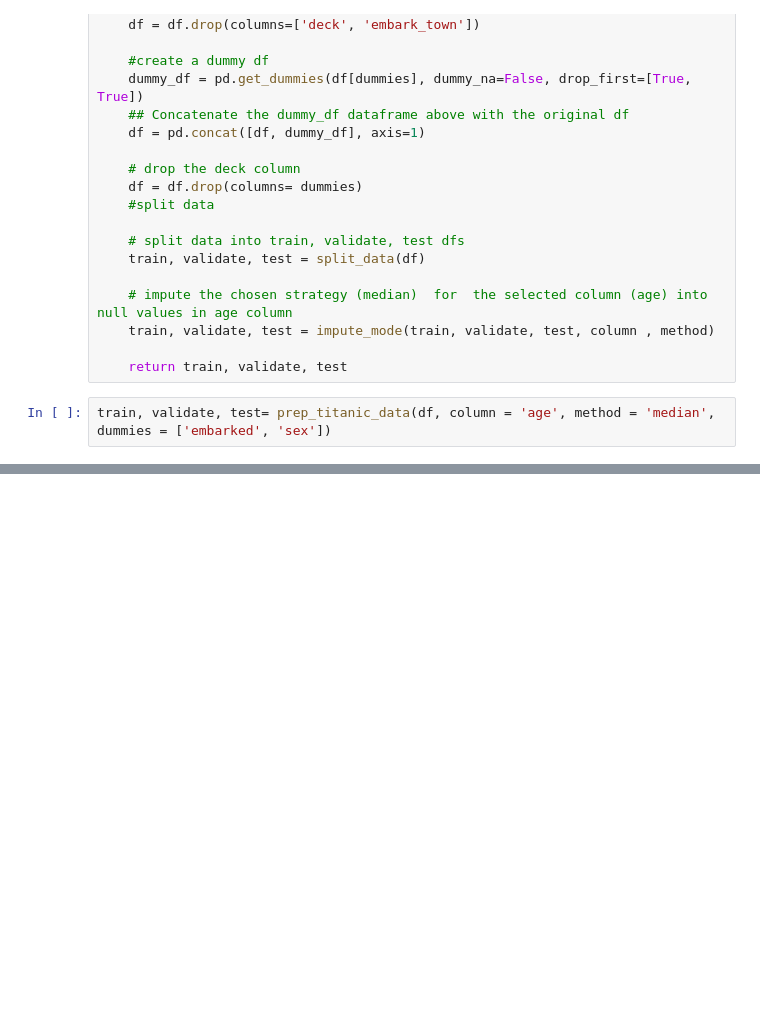
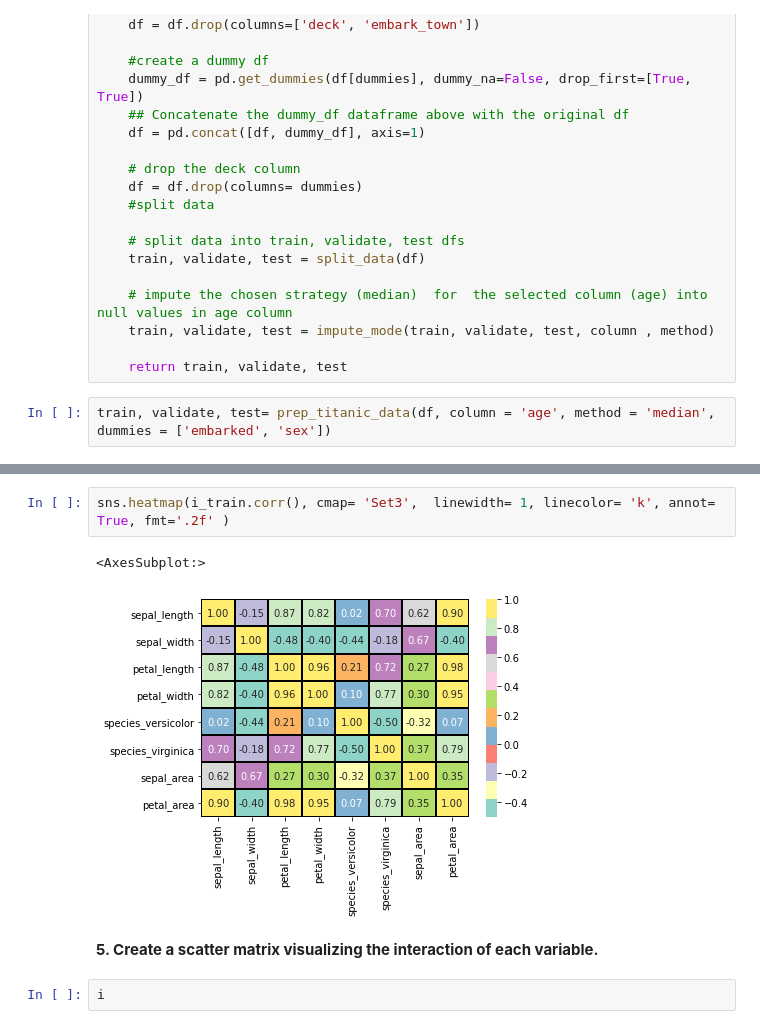
Before and after one commit to cindyvillanuevads/classification-exercises, a Jupyter notebook: classification_exercises.ipynb, the cells around one changed output, grey strips where cells are left out. Saved outputs shown, nothing was run; the diff lists cells and outputs as text; blank space fills up the shorter version.

```diff
--- a/classification_exercises.ipynb
+++ b/classification_exercises.ipynb
@@ -847,0 +1038,9 @@ test -> (179, 13)
+# %%
+sns.heatmap(i_train.corr(), cmap= 'Set3',  linewidth= 1, linecolor= 'k', annot= True, fmt='.2f' )
+# %% [output]
+<AxesSubplot:>
+[figure, added]
+# %% [markdown]
+**5. Create a scatter matrix visualizing the interaction of each variable.**
+# %%
+i
```
Also changed, not shown: parts of 108 cells of this notebook.
